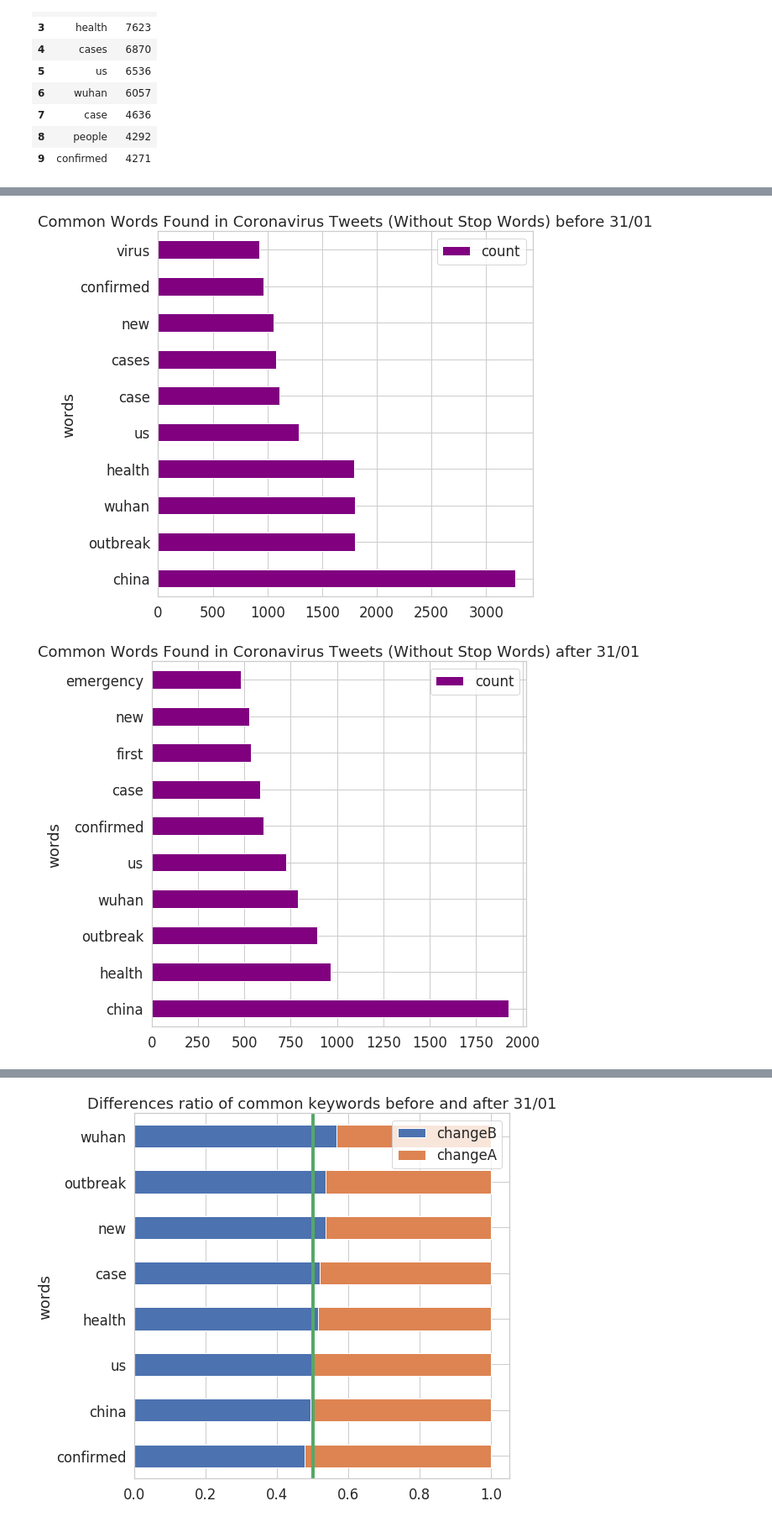
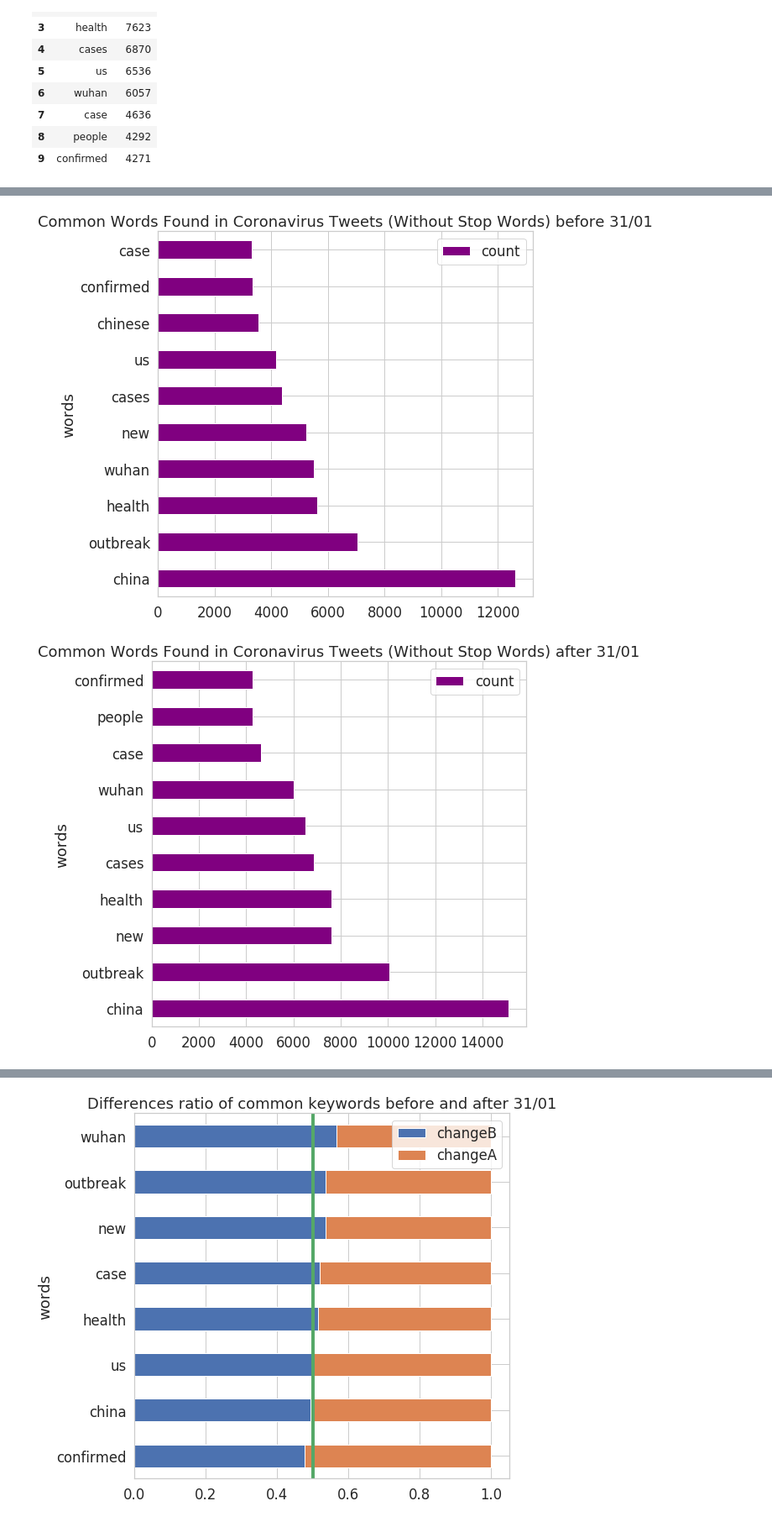
Before and after one commit to JRappaz/Panorama, a Jupyter notebook: notebooks/COVID.ipynb, the cells around one changed output, grey strips where cells are left out. Shown at 84% size. Saved outputs shown, nothing was run; the diff lists cells and outputs as text; code cells hidden in the pictures.

```diff
--- a/notebooks/COVID.ipynb
+++ b/notebooks/COVID.ipynb
@@ -350,11 +350,9 @@ No handles with labels found to put in legend.
 
 > Preprocess tweets, lower, remove urls, etc...
 # %%
-cor_tweets_medias = pd.read_csv("/mnt/datastore/data/tweets_medias.csv")
-cor_tweets_medias['published'] = pd.to_datetime(cor_tweets_medias['published'], infer_datetime_format=True)
-medias_with_reactions = pd.read_csv("/mnt/datastore/data/tweets_medias_full.csv")
-medias_with_reactions = medias_with_reactions[~medias_with_reactions.text.isna()]
-medias_with_reactions['created_at'] = pd.to_datetime(medias_with_reactions['created_at'])
+dataset = pd.read_csv("/mnt/datastore/data/tweets_medias_full.csv")
+dataset = medias_with_reactions[~medias_with_reactions.text.isna()]
+dataset['created_at'] = pd.to_datetime(medias_with_reactions['created_at'])
 stop_words = pd.read_csv('/mnt/datastore/data/stopwords.csv', header=None).values.flatten()
 
 def computeTopWords(df, stopwords=None):
@@ -396,5 +394,5 @@ all_top.head(10)
 | 8 | people | 4292 |
 | 9 | confirmed | 4271 |
 # %%
-beforeSpike =  computeTopWords(medias_with_reactions[medias_with_reactions['created_at'] <= "2020-01-31"][medias_with_reactions['created_at'] > "2020-01-26"], stopwords=stop_words)
-afterSpike = computeTopWords(medias_with_reactions[medias_with_reactions['created_at'] > "2020-01-31"][medias_with_reactions['created_at'] < "2020-02-03"], stopwords=stop_words)
+beforeSpike =  computeTopWords(dataset[dataset['created_at'] <= "2020-02-18"], stopwords=stop_words)
+afterSpike = computeTopWords(dataset[dataset['created_at'] > "2020-01-18"], stopwords=stop_words)
@@ -402,11 +416,11 @@ afterSpike = computeTopWords(medias_with_reactions[medias_with_reactions['create
 beforeSpike['ratio'] = beforeSpike['count']/beforeSpike['count'].sum()
 afterSpike['ratio'] = afterSpike['count']/afterSpike['count'].sum()
 # %%
-beforeSpike = beforeSpike.sort_values(by=['ratio'], ascending=False).head(10)
+beforeSpike_top = beforeSpike.sort_values(by=['ratio'], ascending=False).head(10)
 fig, ax = plt.subplots(figsize=(8, 8))
 
 # Plot horizontal bar graph
-beforeSpike.plot.barh(x='words',
+beforeSpike_top.plot.barh(x='words',
                       y='count',
                       ax=ax,
                       color="purple")
@@ -415,22 +429,22 @@ ax.set_title("Common Words Found in Coronavirus Tweets (Without Stop Words) befo
 
 plt.show()
 # %% [output]
-[figure, old version]
+[figure, new version]
 # %%
-afterSpike = afterSpike.sort_values(by=['ratio'], ascending=False).head(10)
+afterSpike_top = afterSpike.sort_values(by=['ratio'], ascending=False).head(10)
 fig, ax = plt.subplots(figsize=(8, 8))
 
 # Plot horizontal bar graph
-afterSpike.plot.barh(x='words',
+afterSpike_top.plot.barh(x='words',
                       y='count',
                       ax=ax,
                       color="purple")
 
 ax.set_title("Common Words Found in Coronavirus Tweets (Without Stop Words) after 31/01")
 
 plt.show()
 # %% [output]
-[figure, old version]
+[figure, new version]
 # %%
 mergeDiff = beforeSpike.merge(afterSpike, left_on='words', right_on='words', how='inner')
 mergeDiff['diff'] = (mergeDiff['ratio_x']-mergeDiff['ratio_y']).abs()
```
Also changed, not shown: parts of 15 cells of this notebook.
